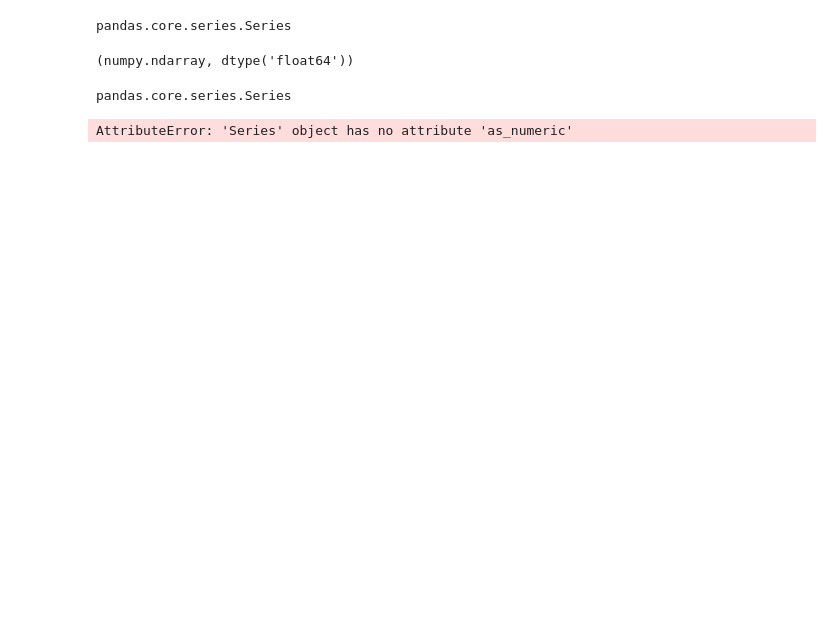
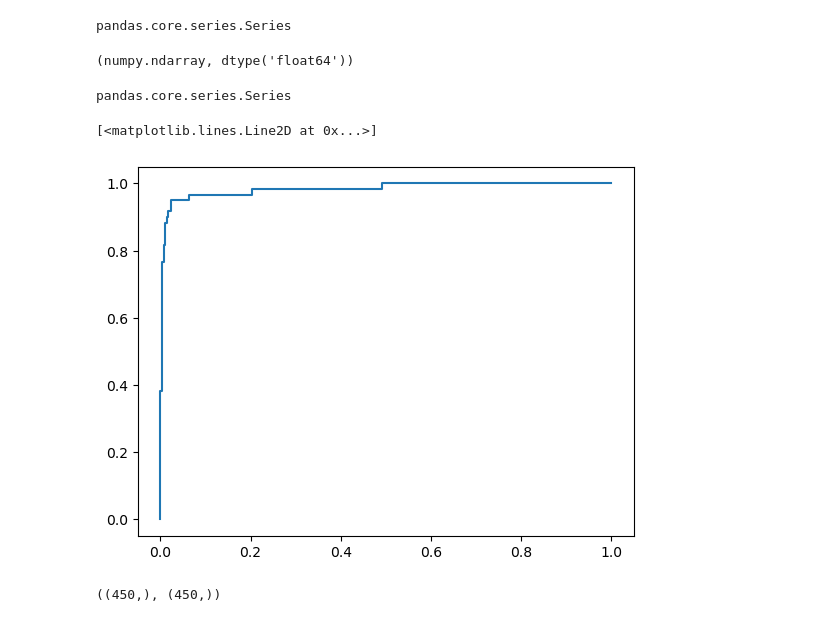
Before and after one commit to wltrimbl/uchicago-data221, a Jupyter notebook: notebooks/SPAM-word2vec.ipynb, the cells around one changed output. Saved outputs shown, nothing was run; the diff lists cells and outputs as text; code cells hidden in the pictures; blank space fills up the shorter version.

```diff
--- a/notebooks/SPAM-word2vec.ipynb
+++ b/notebooks/SPAM-word2vec.ipynb
@@ -308,6 +330,0 @@ X.shape
-# %%
-# Holdout 4000:1500 since sklearn cross-validation isn't working:
-Xtrain = X[scramble[0:4000],:]
-Ytrain = Y[scramble[0:4000]]
-Xtest =  X[scramble[4000:],:]
-Ytest =  Y[scramble[4000:]]
@@ -326,9 +337,12 @@ Xtrain[np.isnan(Xtrain)] = 0
+# %%
+X[np.isnan(X)] = 0
+XTEST[np.isnan(XTEST)] = 0
 # %%
 np.isnan(X).sum()
 # %% [output]
 0
 # %%
-model = LogisticRegression().fit(Xtrain, Ytrain*1.0)
+model = LogisticRegression().fit(X, Ytrain*1.0)
 # %%
 # modelcv = LogisticRegressionCV().fit(X, Y*1.0)
 # AttributeError: 'str' object has no attribute 'decode'
@@ -353,8 +365,18 @@ type(X), X.dtype
 type(Y)
 # %% [output]
 pandas.core.series.Series
-# %%
-Y.as_numeric
-# %% [output]
-AttributeError: 'Series' object has no attribute 'as_numeric'
+# %%
+from sklearn.metrics import roc_curve
+# fpr, tpr, thresholds  = roc_curve(y_true, y_score)
+yscores_embedding0 = model.predict_proba(XTEST)[:,1]
+fpr, tpr, thresholds = roc_curve ( Ytest.values, yscores_embedding0)
+# %%
+plt.plot(fpr, tpr)
+# %% [output]
+[<matplotlib.lines.Line2D at 0x...>]
+[figure, added]
+# %%
+yscores.shape, Ytest.shape
+# %% [output]
+((450,), (450,))
 # %%
```
Also changed, not shown: parts of 48 cells of this notebook, 2 other files.
